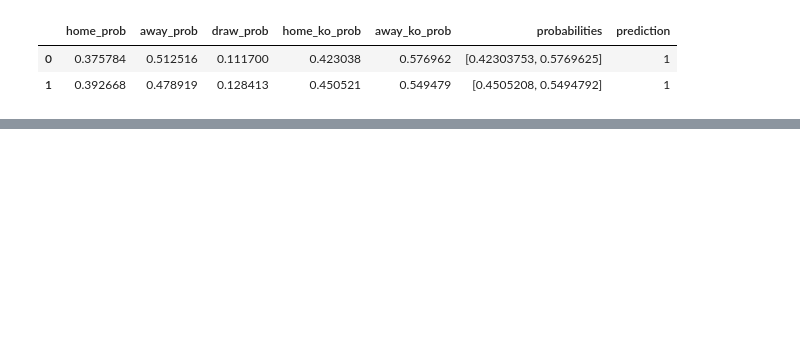
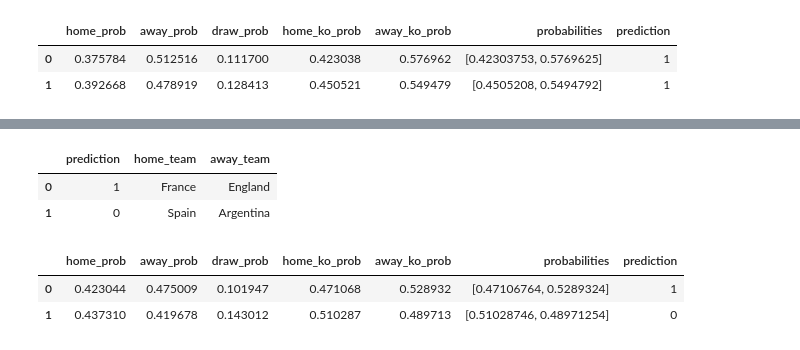
Before and after one commit to michele-55/world_cup_project, a Jupyter notebook: models.ipynb, the cells around one changed output, grey strips where cells are left out. Cells and saved outputs as stored; diff of their text form; code cells hidden in the pictures; blank space fills up the shorter version.

Commit message:
Predicting finals

```diff
--- a/models.ipynb
+++ b/models.ipynb
@@ -450,3 +465,20 @@ df_prob
 |  | home_prob | away_prob | draw_prob | home_ko_prob | away_ko_prob | probabilities | prediction |
 | 0 | 0.375784 | 0.512516 | 0.111700 | 0.423038 | 0.576962 | [0.42303753, 0.5769625] | 1 |
 | 1 | 0.392668 | 0.478919 | 0.128413 | 0.450521 | 0.549479 | [0.4505208, 0.5494792] | 1 |
+# %%
+# Hardcoding finals data
+finals = pd.DataFrame({'home_is_host': [0,0], 'home_goals_scored_last_4y': [85,104],
+       'home_goals_received_last_4y': [32,32], 'home_wins_last_4y': [25,29],
+       'home_losses_last_4y': [6,2], 'home_draws_last_4y': [7,8], 'home_wc_titles_before': [2,1],
+       'home_total_market_value_eur': [1290000000.0, 1150000000.0], 'home_avg_age': [26.7,27.2],
+       'home_wc_participations_before': [16,16], 'home_groups_passed_before': [10,11],
+       'home_round16_before': [8,9], 'home_quarterfinals_before': [9,6],
+       'home_semifinals_before': [7,2], 'home_finals_before': [4,1], 'away_is_host': [0,0],
+       'away_goals_scored_last_4y': [82,80], 'away_goals_received_last_4y': [23,14],
+       'away_wins_last_4y': [26,30], 'away_losses_last_4y': [6,4], 'away_draws_last_4y': [7,3],
+       'away_wc_titles_before': [1,3], 'away_total_market_value_eur': [1300000000.0,575000000.0], 'away_avg_age': [26.8,27.9],
+       'away_wc_participations_before': [16,18], 'away_groups_passed_before': [13,15],
+       'away_round16_before': [8,10], 'away_quarterfinals_before': [10,10],
+       'away_semifinals_before': [3,6], 'away_finals_before': [1,6]}
+)
+finals
@@ -453,2 +490,43 @@ df_prob
+# %%
+# Predicting finals using XGBoost
+prob = model.predict_proba(finals)
+
+# creating a dataframe to store probabilities
+df_prob = pd.DataFrame(prob, columns = ["home_prob", "away_prob", "draw_prob"])
+
+# compute normalization for knockouts
+sum_no_draw = df_prob["home_prob"] + df_prob["away_prob"]
+df_prob["home_ko_prob"] = df_prob["home_prob"] / sum_no_draw
+df_prob["away_ko_prob"] = df_prob["away_prob"] / sum_no_draw
+
+def final_output(row):
+    return [row["home_ko_prob"], row["away_ko_prob"]]
+
+df_prob["probabilities"] = df_prob.apply(final_output, axis=1)
+
+# inferring prediction from probabilities
+def predict(row):
+    if row["home_ko_prob"] > row["away_ko_prob"]:
+        return 0 # home_team wins
+    else:
+        return 1 # away_team wins
+
+df_prob["prediction"] = df_prob.apply(predict, axis=1)
+preds = df_prob["prediction"]
+# %%
+preds = pd.DataFrame(preds)
+preds["home_team"] = ["France", "Spain"]
+preds["away_team"] = ["England", "Argentina"]
+preds
+# %% [output]
+|  | prediction | home_team | away_team |
+| 0 | 1 | France | England |
+| 1 | 0 | Spain | Argentina |
+# %%
+df_prob
+# %% [output]
+|  | home_prob | away_prob | draw_prob | home_ko_prob | away_ko_prob | probabilities | prediction |
+| 0 | 0.423044 | 0.475009 | 0.101947 | 0.471068 | 0.528932 | [0.47106764, 0.5289324] | 1 |
+| 1 | 0.437310 | 0.419678 | 0.143012 | 0.510287 | 0.489713 | [0.51028746, 0.48971254] | 0 |
 # %%
 # To be done: implementing a random forest
```
Also changed, not shown: parts of 15 cells of this notebook.
